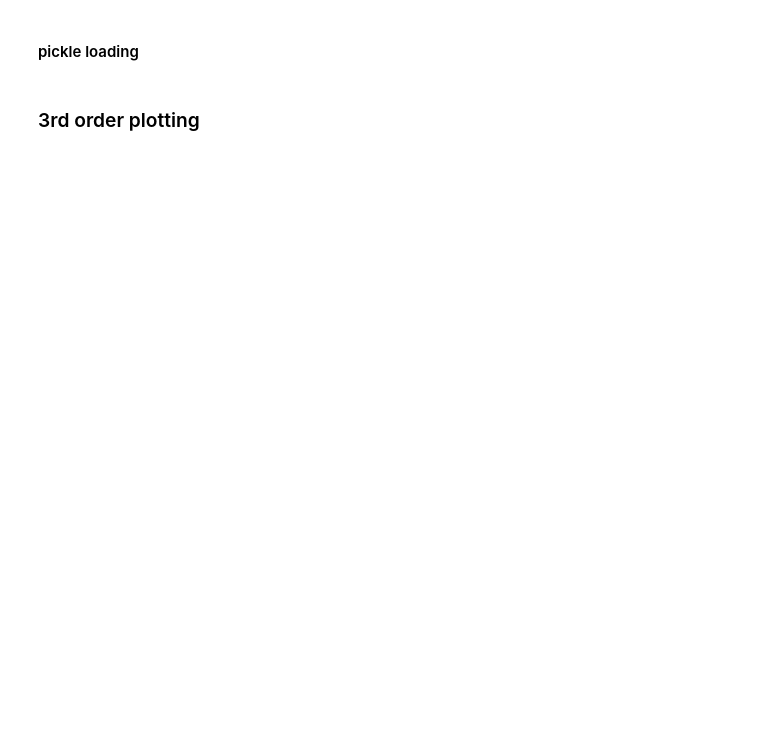
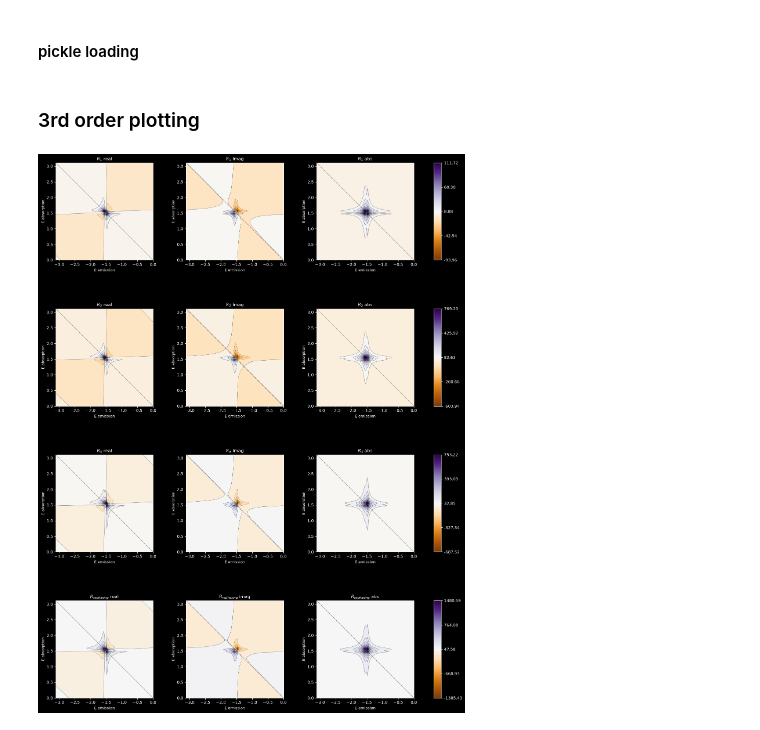
Before and after one commit to SilvaScience/QuDPy, a Jupyter notebook: my_tests/exc-exc ver03 void states.ipynb, the cells around one changed output. Drawn from its saved outputs; the diff is of its cells as text; code cells hidden in the pictures; blank space fills up the shorter version.

```diff
--- a/my_tests/exc-exc ver03 void states.ipynb
+++ b/my_tests/exc-exc ver03 void states.ipynb
@@ -393,7 +365,7 @@ print('the non-rephasing diagrams are R4, R5 and R6', nonrephasing)
 print("finished setup stage")
 
 # generating 2Dcoherence response for rephasing diagrams
-time_delays = [50, 20, 50]
+time_delays = [200, 20, 200]
 scan_id = [0, 2]
 response_list = []
 diagrams = rephasing + nonrephasing
@@ -402,15 +374,6 @@ for k in range(6):
     print('diagram ', k, ' done')
     response_list.append(1j * dipole)
 spectra_list, extent, f1, f2 = syst.spectra(np.imag(response_list), resolution=1)
-
-with open("results/exc-exc_ver03_data/"+graph_title+"/spec2d.pkl", "wb") as file:
-    pickle.dump(spectra_list, file)
-with open("results/exc-exc_ver03_data/"+graph_title+"/extent.pkl", "wb") as file:
-    pickle.dump(extent, file)
-with open("results/exc-exc_ver03_data/"+graph_title+"/f1.pkl", "wb") as file:
-    pickle.dump(f1, file)
-with open("results/exc-exc_ver03_data/"+graph_title+"/f2.pkl", "wb") as file:
-    pickle.dump(f2, file)
 # %% [output]
 the rephasing diagrams are R1, R2 and R3  [(('Bu', 0), ('Ku', 1), ('Bd', 2)), (('Bu', 0), ('Bd', 1), ('Ku', 2)), (('Bu', 0), ('Ku', 1), ('Ku', 2))]
 the non-rephasing diagrams are R4, R5 and R6 [(('Ku', 0), ('Bu', 1), ('Ku', 2)), (('Ku', 0), ('Bu', 1), ('Bd', 2)), (('Ku', 0), ('Kd', 1), ('Ku', 2))]
@@ -432,8 +417,10 @@ First scan done, starting second scan. Remaining time = First Scan Time x number
 # %%
 rephasing_spectra = spectra_list[:3]
 rephasing_spectra.append(np.sum(spectra_list[:3], 0))
 pf.silva_plot_contourf(rephasing_spectra, f1, f2, labels=['E emission', 'E absorption'],
           scale='linear', color_map='PuOr', title_list = ['$R_1$', '$R_2$', '$R_3$', '$R_{rephasing}$'],
-          center_scale=False, plot_sum=False, plot_quadrant='2', zoom_coor=[-2.8,-2,2,2.8],
+          center_scale=False, plot_sum=False, plot_quadrant='Zoom', zoom_coor=[-2.8,-2,2,2.8],
           invert_y=False, diagonals=[True, False], nlevels=15,
           title_graph=graph_title, plot_graph=True, direc=directory)
+# %% [output]
+[figure, added]
```
Also changed, not shown: parts of 19 cells of this notebook, 2 other files.
